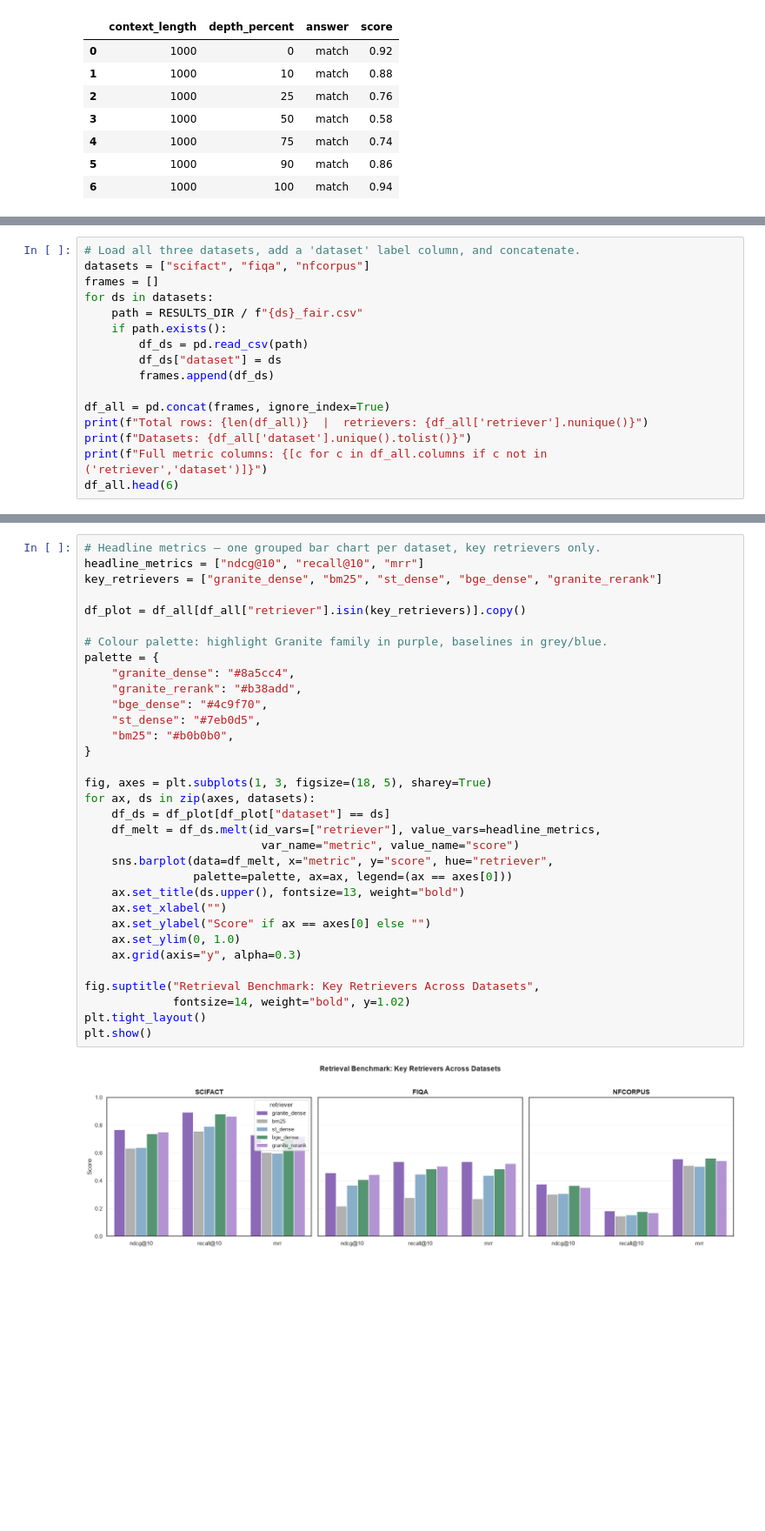
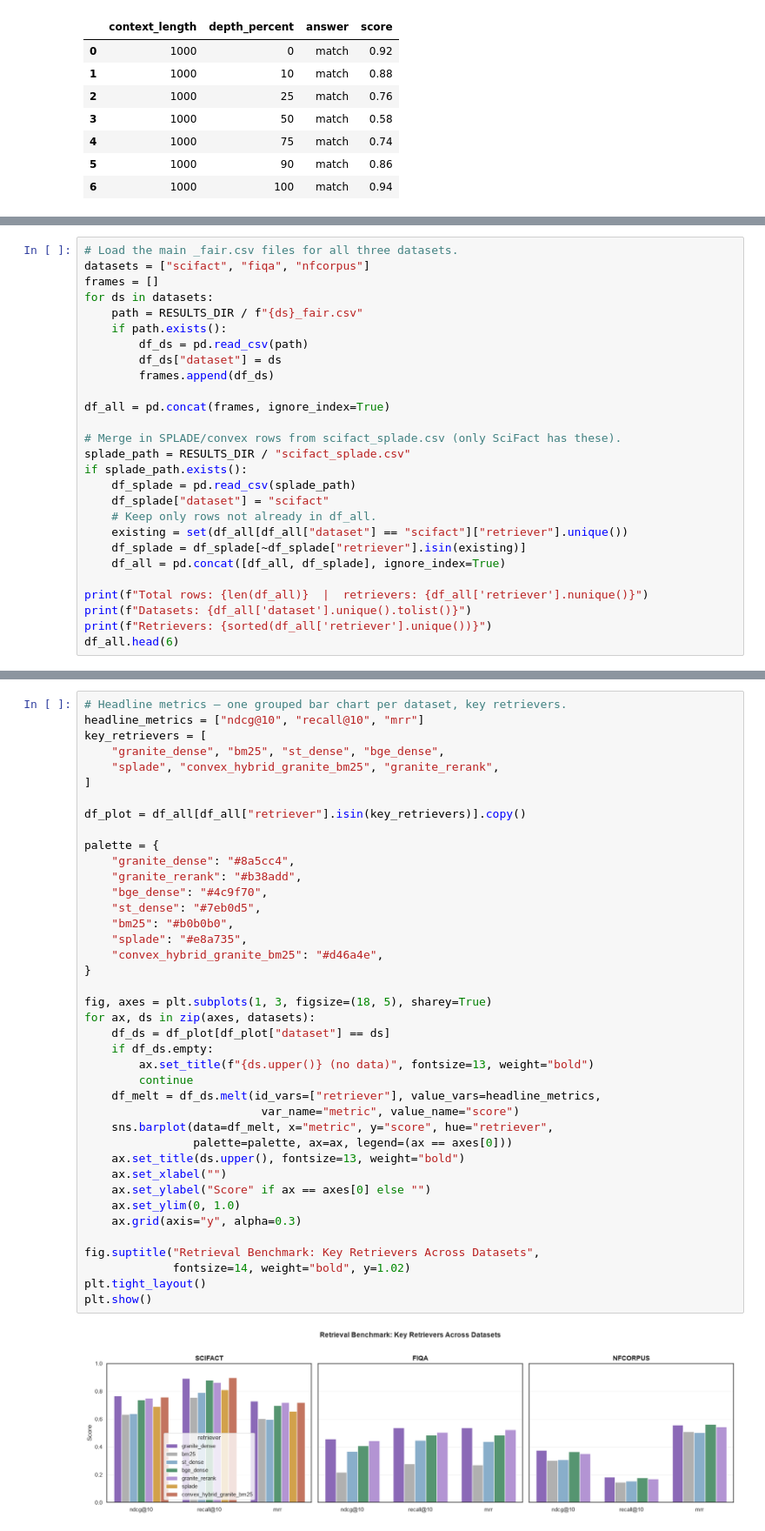
Before and after one commit to M1yanoShiho/IBM_Granite_Project, a Jupyter notebook: notebooks/01_visualize_heatmap.ipynb, the cells around one changed output, grey strips where cells are left out. Shown at 87% size. Cells and saved outputs as stored; diff of their text form; blank space fills up the shorter version.

```diff
--- a/notebooks/01_visualize_heatmap.ipynb
+++ b/notebooks/01_visualize_heatmap.ipynb
@@ -120,5 +106,5 @@ Data from `results/{dataset}_fair.csv` (generated by `python -m eval.run_benchma
 # %%
-# Load all three datasets, add a 'dataset' label column, and concatenate.
+# Load the main _fair.csv files for all three datasets.
 datasets = ["scifact", "fiqa", "nfcorpus"]
 frames = []
 for ds in datasets:
@@ -129,8 +115,19 @@ for ds in datasets:
         frames.append(df_ds)
 
 df_all = pd.concat(frames, ignore_index=True)
+
+# Merge in SPLADE/convex rows from scifact_splade.csv (only SciFact has these).
+splade_path = RESULTS_DIR / "scifact_splade.csv"
+if splade_path.exists():
+    df_splade = pd.read_csv(splade_path)
+    df_splade["dataset"] = "scifact"
+    # Keep only rows not already in df_all.
+    existing = set(df_all[df_all["dataset"] == "scifact"]["retriever"].unique())
+    df_splade = df_splade[~df_splade["retriever"].isin(existing)]
+    df_all = pd.concat([df_all, df_splade], ignore_index=True)
+
 print(f"Total rows: {len(df_all)}  |  retrievers: {df_all['retriever'].nunique()}")
 print(f"Datasets: {df_all['dataset'].unique().tolist()}")
-print(f"Full metric columns: {[c for c in df_all.columns if c not in ('retriever','dataset')]}")
+print(f"Retrievers: {sorted(df_all['retriever'].unique())}")
 df_all.head(6)
 # %% [output]
@@ -145,38 +142,45 @@ Full metric columns: ['precision@1', 'precision@3', 'precision@5', 'precision@10
 | 4 | gte_dense | 0.636667 | 0.272222 | 0.182000 | 0.099333 | 0.609833 | 0.750889 | 0.818611 | ... |
 | 5 | e5_dense | 0.586667 | 0.260000 | 0.172667 | 0.095000 | 0.560944 | 0.709889 | 0.777111 | ... |
 # %%
-# Headline metrics — one grouped bar chart per dataset, key retrievers only.
+# Headline metrics — one grouped bar chart per dataset, key retrievers.
 headline_metrics = ["ndcg@10", "recall@10", "mrr"]
-key_retrievers = ["granite_dense", "bm25", "st_dense", "bge_dense", "granite_rerank"]
+key_retrievers = [
+    "granite_dense", "bm25", "st_dense", "bge_dense",
+    "splade", "convex_hybrid_granite_bm25", "granite_rerank",
+]
 
 df_plot = df_all[df_all["retriever"].isin(key_retrievers)].copy()
 
-# Colour palette: highlight Granite family in purple, baselines in grey/blue.
 palette = {
     "granite_dense": "#8a5cc4",
     "granite_rerank": "#b38add",
     "bge_dense": "#4c9f70",
     "st_dense": "#7eb0d5",
     "bm25": "#b0b0b0",
+    "splade": "#e8a735",
+    "convex_hybrid_granite_bm25": "#d46a4e",
 }
 
 fig, axes = plt.subplots(1, 3, figsize=(18, 5), sharey=True)
 for ax, ds in zip(axes, datasets):
     df_ds = df_plot[df_plot["dataset"] == ds]
+    if df_ds.empty:
+        ax.set_title(f"{ds.upper()} (no data)", fontsize=13, weight="bold")
+        continue
     df_melt = df_ds.melt(id_vars=["retriever"], value_vars=headline_metrics,
                           var_name="metric", value_name="score")
     sns.barplot(data=df_melt, x="metric", y="score", hue="retriever",
                 palette=palette, ax=ax, legend=(ax == axes[0]))
     ax.set_title(ds.upper(), fontsize=13, weight="bold")
     ax.set_xlabel("")
     ax.set_ylabel("Score" if ax == axes[0] else "")
     ax.set_ylim(0, 1.0)
     ax.grid(axis="y", alpha=0.3)
 
 fig.suptitle("Retrieval Benchmark: Key Retrievers Across Datasets",
              fontsize=14, weight="bold", y=1.02)
 plt.tight_layout()
 plt.show()
 # %% [output]
-[figure, old version]
+[figure, new version]
 # %%
```
Also changed, not shown: parts of 15 cells of this notebook, 2 other files.
